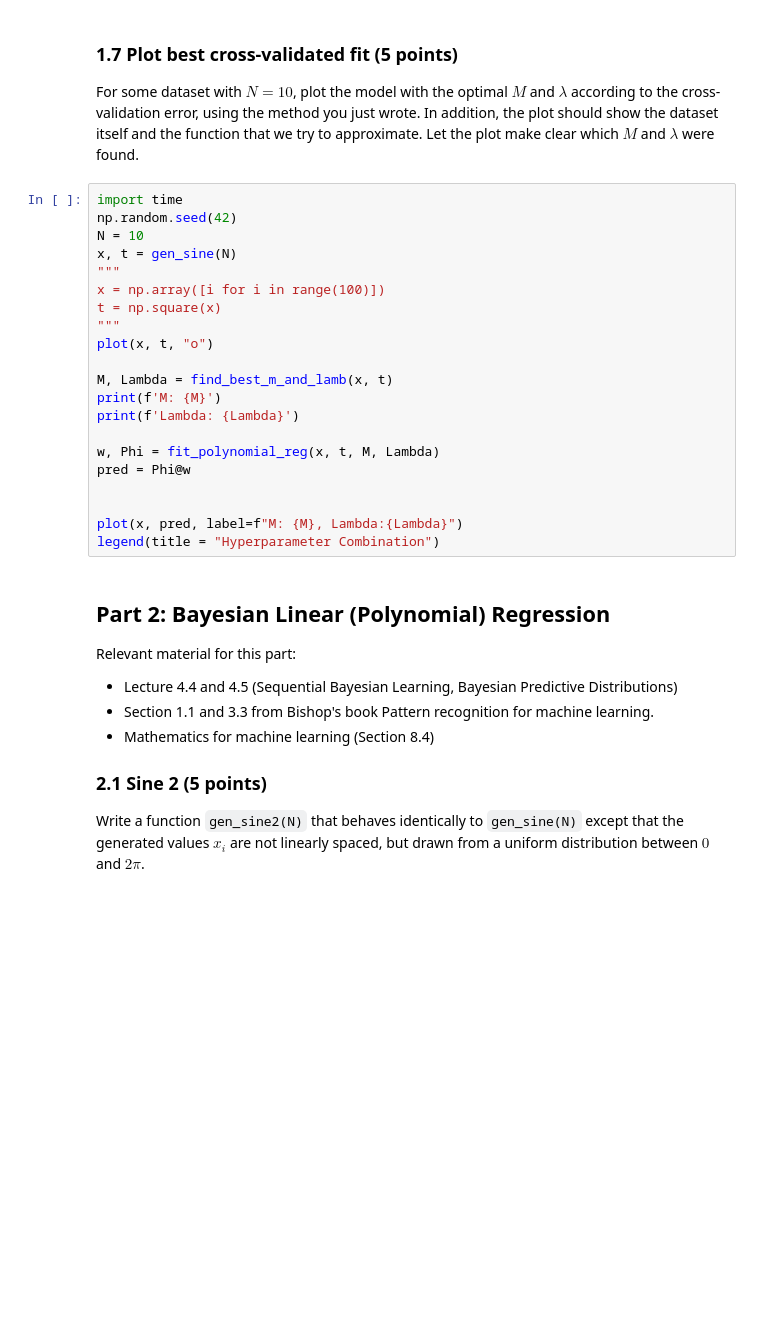
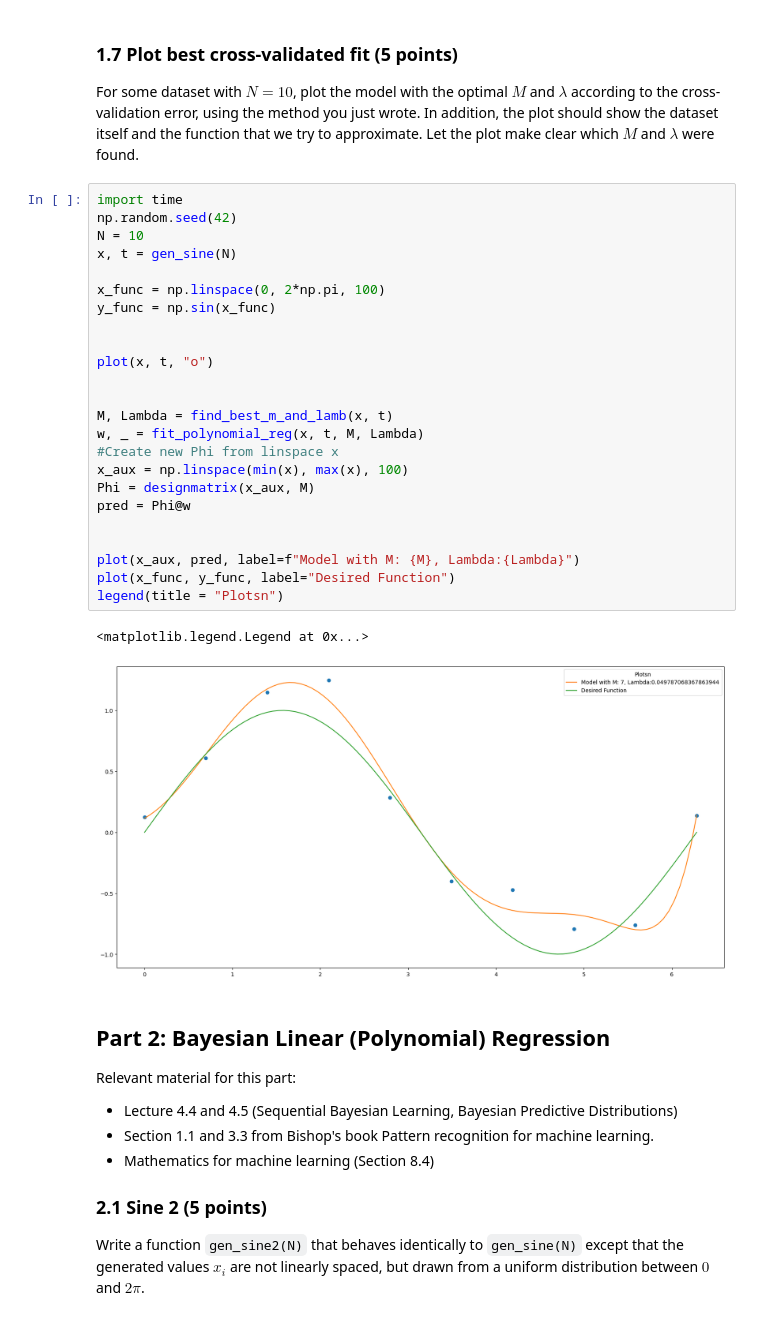
Before and after one commit to OlineRanum/Machine-Learning-1, a Jupyter notebook: Lab1/14244950_13239821_lab1.ipynb, the cells around one changed output. Drawn from its saved outputs; the diff is of its cells as text; blank space fills up the shorter version.

```diff
--- a/Lab1/14244950_13239821_lab1.ipynb
+++ b/Lab1/14244950_13239821_lab1.ipynb
@@ -436,24 +341,30 @@ For some dataset with $N = 10$, plot the model with the optimal $M$ and $\lambda
 # %%
 import time
 np.random.seed(42)
 N = 10
 x, t = gen_sine(N)
-"""
-x = np.array([i for i in range(100)])
-t = np.square(x)
-"""
+
+x_func = np.linspace(0, 2*np.pi, 100)
+y_func = np.sin(x_func)
+
+
 plot(x, t, "o")
 
+
 M, Lambda = find_best_m_and_lamb(x, t)
-print(f'M: {M}')
-print(f'Lambda: {Lambda}')
-
-w, Phi = fit_polynomial_reg(x, t, M, Lambda)
+w, _ = fit_polynomial_reg(x, t, M, Lambda)
+#Create new Phi from linspace x
+x_aux = np.linspace(min(x), max(x), 100)
+Phi = designmatrix(x_aux, M)
 pred = Phi@w
 
 
-plot(x, pred, label=f"M: {M}, Lambda:{Lambda}")
-legend(title = "Hyperparameter Combination")
+plot(x_aux, pred, label=f"Model with M: {M}, Lambda:{Lambda}")
+plot(x_func, y_func, label="Desired Function")
+legend(title = "Plotsn")
+# %% [output]
+<matplotlib.legend.Legend at 0x...>
+[figure, added]
 # %% [markdown]
 ## Part 2: Bayesian Linear (Polynomial) Regression
 
```
Also changed, not shown: parts of 12 cells of this notebook, 1 other file.
